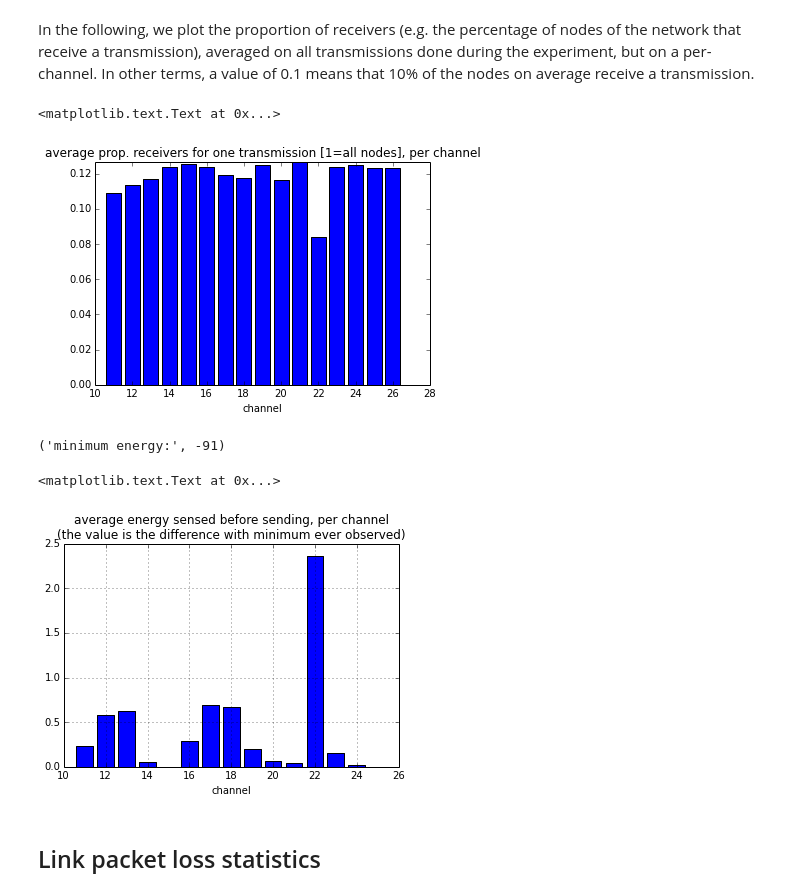
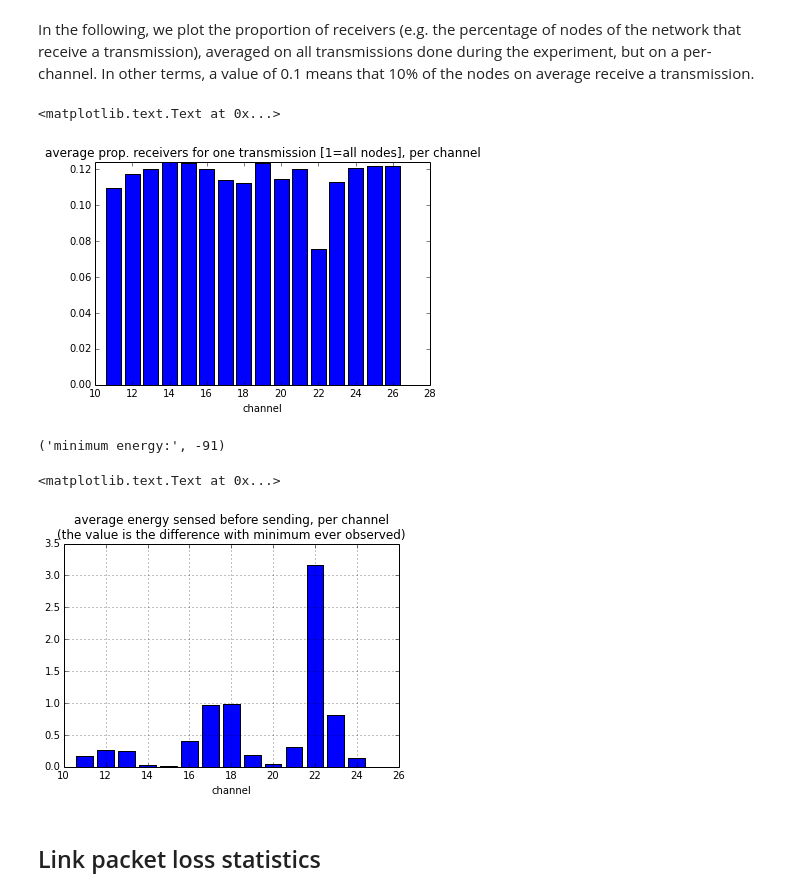
Before and after one commit to adjih/exp-iotlab, a Jupyter notebook: tools/radio-exp-analysis.ipynb, the cells around one changed output. Saved outputs shown, nothing was run; the diff lists cells and outputs as text; code cells hidden in the pictures.

Commit message:
version for data for publication

```diff
--- a/tools/radio-exp-analysis.ipynb
+++ b/tools/radio-exp-analysis.ipynb
@@ -75,7 +73,9 @@ import scipy.stats as stats
 from pylab import *
 # %%
 # Load data files
-expDir = "exp-2014-08-21-03h06m42"
+#expDir = "exp-2014-08-21-03h06m42"
+expDir =  "exp-2015-02-04-23h02m50" # grenoble - 2015
+#expDir = "exp-2015-02-04-19h19m00" # lille - 2015
 expStat = np.load(expDir+"/stat.npz")
 expError = np.load(expDir+"/error.npz")
 # %%
@@ -120,6 +120,10 @@ Multichannel
 #   (power, channel, sender, receiver, packetIdx)
 #       0      1        2       3         4
 recv = expStat["recv"]#.copy()
+
+# Hack (2015) for one set of data with transmitter error
+edStat = expStat["ed"]
+edStat = np.maximum(edStat, -91)
 # %% [markdown]
 In the following, we plot the proportion of receivers (e.g. the percentage of nodes of the network that receive a transmission), averaged on all transmissions done during the experiment, but on a per-channel. In other terms, a value of 0.1 means that 10% of the nodes on average receive a transmission.
 # %%
@@ -131,21 +135,21 @@ plt.title("average prop. receivers for one transmission [1=all nodes], per chann
 plt.xlabel("channel")
 # %% [output]
 <matplotlib.text.Text at 0x...>
-[figure, old version]
+[figure, new version]
 # %%
-minEnergy = expStat["ed"].min()
+minEnergy = edStat.min()
 print ("minimum energy:", minEnergy)
-energy = expStat["ed"][0].mean(axis=(1,2))
+energy = edStat[0].mean(axis=(1,2))
 energy = energy - minEnergy # so as to get positive values
 #plt.ylim(energy.min(), energy.max())
 plt.bar(channelList, energy, align="center")
 plt.title("average energy sensed before sending, per channel \n(the value is the difference with minimum ever observed)")
 plt.grid()
 plt.xlabel("channel")
 # %% [output]
 ('minimum energy:', -91)
 <matplotlib.text.Text at 0x...>
-[figure, old version]
+[figure, new version]
 # %% [markdown]
 ## Link packet loss statistics
 # %% [markdown]
```
Also changed, not shown: parts of 25 cells of this notebook, 2 other files.
